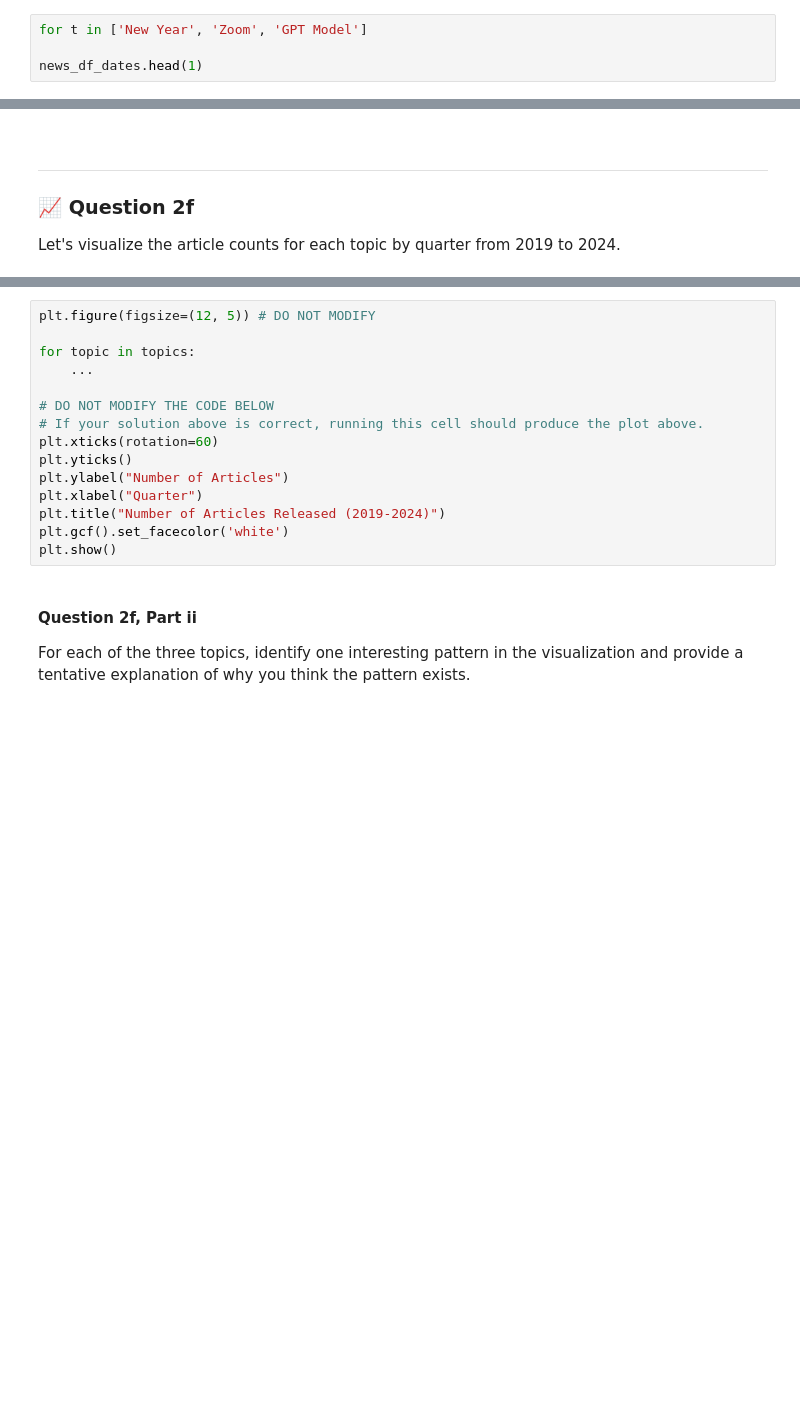
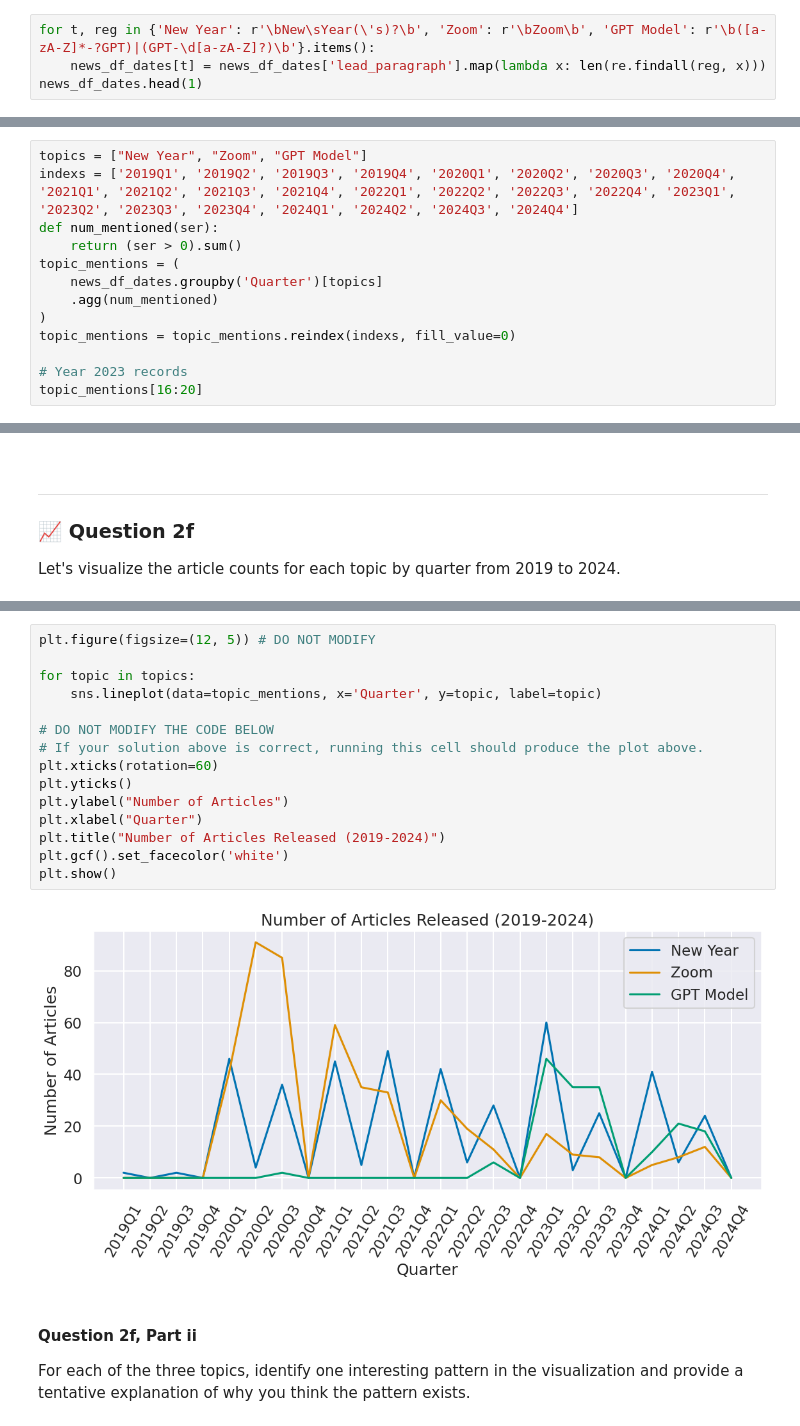
Before and after one commit to zaddle55/sp26-ds100-material, a Jupyter notebook: hw/hw03/hw03.ipynb, the cells around one changed output, grey strips where cells are left out. Drawn from its saved outputs; the diff is of its cells as text; blank space fills up the shorter version.

```diff
--- a/hw/hw03/hw03.ipynb
+++ b/hw/hw03/hw03.ipynb
@@ -426,7 +426,7 @@ Here are the definitions of a single "mention" of each topic:
 If you're unsure how to design the regex patterns to match these cases, feel free to use [https://regex101.com/](https://regex101.com/)! You can test the patterns you've come up with and paste in a paragraph to see if your pattern correctly extracts all instances of the word blocks you're targeting.
 
 **Note**: in this question we recommend using **[word boundaries](https://www.regular-expressions.info/wordboundaries.html)** in your regex pattern.
-# %%
-for t in ['New Year', 'Zoom', 'GPT Model']
-
-news_df_dates.head(1)
+# %%
+for t, reg in {'New Year': r'\bNew\sYear(\'s)?\b', 'Zoom': r'\bZoom\b', 'GPT Model': r'\b([a-zA-Z]*-?GPT)|(GPT-\d[a-zA-Z]?)\b'}.items():
+    news_df_dates[t] = news_df_dates['lead_paragraph'].map(lambda x: len(re.findall(reg, x)))
+news_df_dates.head(1)
@@ -457,0 +456,13 @@ topic_mentions[16:20]
+# %%
+topics = ["New Year", "Zoom", "GPT Model"]
+indexs = ['2019Q1', '2019Q2', '2019Q3', '2019Q4', '2020Q1', '2020Q2', '2020Q3', '2020Q4', '2021Q1', '2021Q2', '2021Q3', '2021Q4', '2022Q1', '2022Q2', '2022Q3', '2022Q4', '2023Q1', '2023Q2', '2023Q3', '2023Q4', '2024Q1', '2024Q2', '2024Q3', '2024Q4']
+def num_mentioned(ser):
+    return (ser > 0).sum()
+topic_mentions = (
+    news_df_dates.groupby('Quarter')[topics]
+    .agg(num_mentioned)
+)
+topic_mentions = topic_mentions.reindex(indexs, fill_value=0)
+
+# Year 2023 records
+topic_mentions[16:20]
@@ -481,18 +501,20 @@ Using `sns.lineplot` ([documentation](https://seaborn.pydata.org/generated/seabo
 # %%
 plt.figure(figsize=(12, 5)) # DO NOT MODIFY
 
 for topic in topics:
-    ...
+    sns.lineplot(data=topic_mentions, x='Quarter', y=topic, label=topic)
 
 # DO NOT MODIFY THE CODE BELOW
 # If your solution above is correct, running this cell should produce the plot above.
 plt.xticks(rotation=60)
 plt.yticks()
 plt.ylabel("Number of Articles")
 plt.xlabel("Quarter")
 plt.title("Number of Articles Released (2019-2024)")
 plt.gcf().set_facecolor('white')
 plt.show()
+# %% [output]
+[figure, added]
 # %% [markdown]
 <!-- END QUESTION -->
 
```
Also changed, not shown: parts of 35 cells of this notebook.
